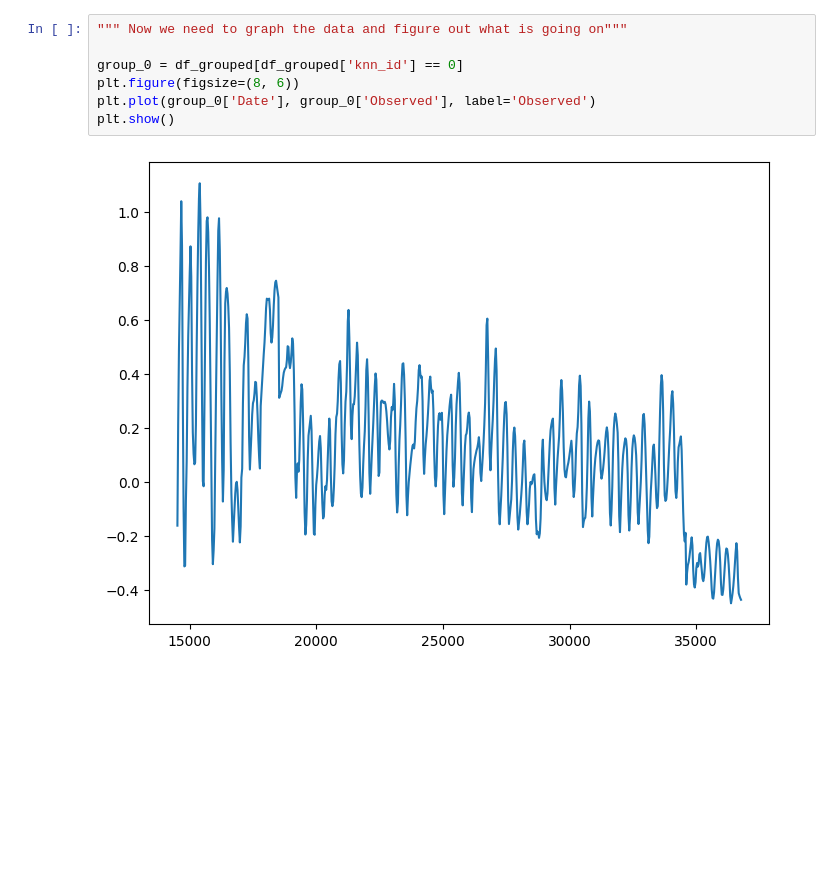
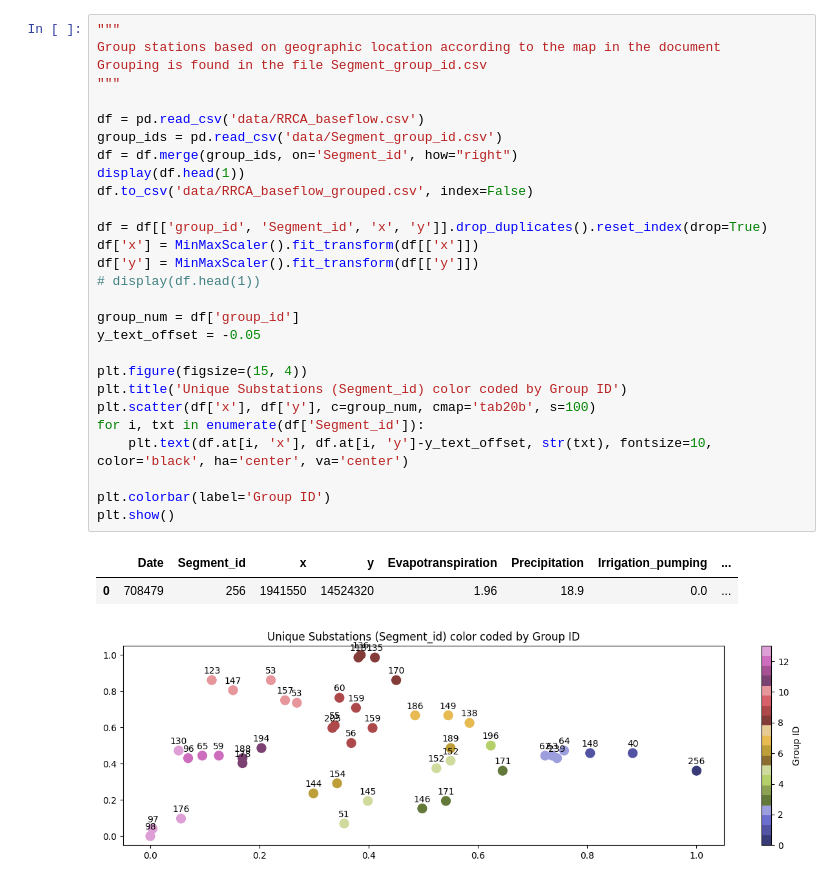
Before and after one commit to Karls-lab/cs5830_project6, a Jupyter notebook: main.ipynb, the cells around one changed output. Cells and saved outputs as stored; diff of their text form; blank space fills up the shorter version.

```diff
--- a/main.ipynb
+++ b/main.ipynb
@@ -98,9 +9,32 @@ display(df_grouped.head(10))
-# %%
-""" Now we need to graph the data and figure out what is going on"""
-
-group_0 = df_grouped[df_grouped['knn_id'] == 0]
-plt.figure(figsize=(8, 6))
-plt.plot(group_0['Date'], group_0['Observed'], label='Observed')
-plt.show()
-# %% [output]
-[figure, removed]
+# %%
+"""
+Group stations based on geographic location according to the map in the document
+Grouping is found in the file Segment_group_id.csv
+"""
+
+df = pd.read_csv('data/RRCA_baseflow.csv')
+group_ids = pd.read_csv('data/Segment_group_id.csv')
+df = df.merge(group_ids, on='Segment_id', how="right")
+display(df.head(1))
+df.to_csv('data/RRCA_baseflow_grouped.csv', index=False)
+
+df = df[['group_id', 'Segment_id', 'x', 'y']].drop_duplicates().reset_index(drop=True)
+df['x'] = MinMaxScaler().fit_transform(df[['x']])
+df['y'] = MinMaxScaler().fit_transform(df[['y']])
+# display(df.head(1))
+
+group_num = df['group_id']
+y_text_offset = -0.05
+
+plt.figure(figsize=(15, 4))
+plt.title('Unique Substations (Segment_id) color coded by Group ID')
+plt.scatter(df['x'], df['y'], c=group_num, cmap='tab20b', s=100)
+for i, txt in enumerate(df['Segment_id']):
+    plt.text(df.at[i, 'x'], df.at[i, 'y']-y_text_offset, str(txt), fontsize=10, color='black', ha='center', va='center')
+
+plt.colorbar(label='Group ID')
+plt.show()
+# %% [output]
+|  | Date | Segment_id | x | y | Evapotranspiration | Precipitation | Irrigation_pumping | ... |
+| 0 | 708479 | 256 | 1941550 | 14524320 | 1.96 | 18.9 | 0.0 | ... |
+[figure, added]
```
Also changed, not shown: parts of 10 cells of this notebook, 1 other file.
